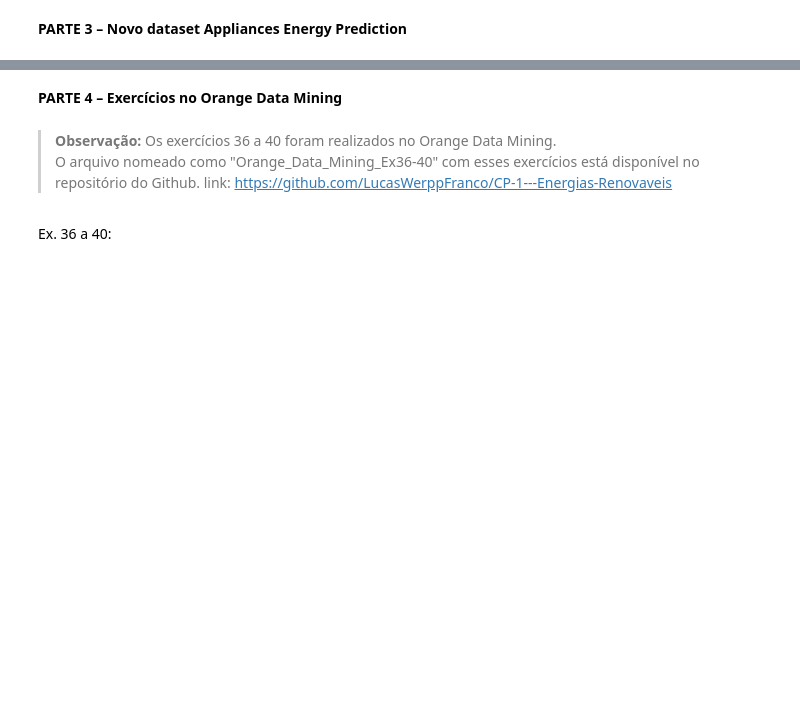
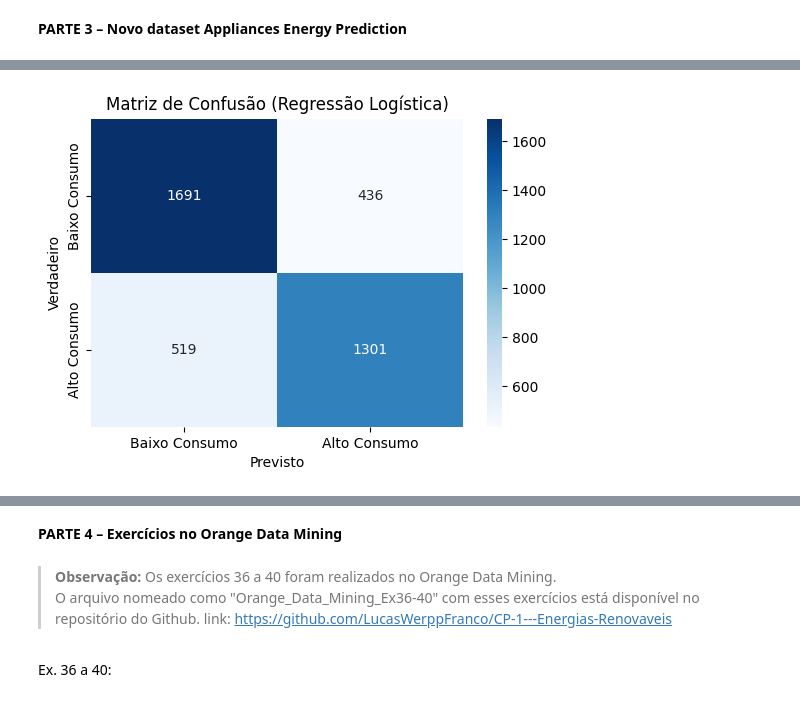
Before and after one commit to LucasWerppFranco/CP-1---Energias-Renovaveis, a Jupyter notebook: Exercícios/1CCPF_CP1_SERS.ipynb, the cells around one changed output, grey strips where cells are left out. Drawn from its saved outputs; the diff is of its cells as text; code cells hidden in the pictures; blank space fills up the shorter version.

```diff
--- a/Exercícios/1CCPF_CP1_SERS.ipynb
+++ b/Exercícios/1CCPF_CP1_SERS.ipynb
@@ -744,0 +966,85 @@ plt.show()
+# %%
+print("Avaliação do Modelo de Regressão Logística:")
+y_pred_lr_clf = modelo_lr_clf.predict(X_teste_escalado_clf)
+
+cm_lr = confusion_matrix(y_teste_clf, y_pred_lr_clf)
+print("\nMatriz de Confusão (Regressão Logística):")
+print(cm_lr)
+
+plt.figure(figsize=(6, 4))
+sns.heatmap(cm_lr, annot=True, fmt='d', cmap='Blues', xticklabels=['Baixo Consumo', 'Alto Consumo'], yticklabels=['Baixo Consumo', 'Alto Consumo'])
+plt.xlabel('Previsto')
+plt.ylabel('Verdadeiro')
+plt.title('Matriz de Confusão (Regressão Logística)')
+plt.show()
+
+accuracy_lr = accuracy_score(y_teste_clf, y_pred_lr_clf)
+precision_lr = precision_score(y_teste_clf, y_pred_lr_clf)
+recall_lr = recall_score(y_teste_clf, y_pred_lr_clf)
+f1_lr = f1_score(y_teste_clf, y_pred_lr_clf)
+
+print(f"Acurácia (Regressão Logística): {accuracy_lr:.2f}")
+print(f"Precisão (Regressão Logística): {precision_lr:.2f}")
+print(f"Recall (Regressão Logística): {recall_lr:.2f}")
+print(f"F1-score (Regressão Logística): {f1_lr:.2f}")
+
+
+print("\n" + "="*50 + "\n")
+
+print("Avaliação do Modelo Random Forest Classifier:")
+y_pred_rf_clf = modelo_rf_clf.predict(X_teste_escalado_clf)
+
+cm_rf = confusion_matrix(y_teste_clf, y_pred_rf_clf)
+print("\nMatriz de Confusão (Random Forest Classifier):")
+print(cm_rf)
+
+plt.figure(figsize=(6, 4))
+sns.heatmap(cm_rf, annot=True, fmt='d', cmap='Blues', xticklabels=['Baixo Consumo', 'Alto Consumo'], yticklabels=['Baixo Consumo', 'Alto Consumo'])
+plt.xlabel('Previsto')
+plt.ylabel('Verdadeiro')
+plt.title('Matriz de Confusão (Random Forest Classifier)')
+plt.show()
+
+
+accuracy_rf = accuracy_score(y_teste_clf, y_pred_rf_clf)
+precision_rf = precision_score(y_teste_clf, y_pred_rf_clf)
+recall_rf = recall_score(y_teste_clf, y_pred_rf_clf)
+f1_rf = f1_score(y_teste_clf, y_pred_rf_clf)
+
+print(f"Acurácia (Random Forest Classifier): {accuracy_rf:.2f}")
+print(f"Precisão (Random Forest Classifier): {precision_rf:.2f}")
+print(f"Recall (Random Forest Classifier): {recall_rf:.2f}")
+print(f"F1-score (Random Forest Classifier): {f1_rf:.2f}")
+
+print("\nAnálise de Erros:")
+
+tn_lr, fp_lr, fn_lr, tp_lr = cm_lr.ravel()
+false_positives_lr = fp_lr
+false_negatives_lr = fn_lr
+
+print("\nRegressão Logística:")
+print(f"Erros em prever Alto Consumo (Falsos Positivos): {false_positives_lr}")
+print(f"Erros em prever Baixo Consumo (Falsos Negativos): {false_negatives_lr}")
+
+if false_positives_lr > false_negatives_lr:
+    print("O modelo de Regressão Logística erra mais ao prever Alto Consumo (mais Falsos Positivos).")
+elif false_positives_lr < false_negatives_lr:
+    print("O modelo de Regressão Logística erra mais ao prever Baixo Consumo (mais Falsos Negativos).")
+else:
+    print("O modelo de Regressão Logística comete um número semelhante de Falsos Positivos e Falsos Negativos.")
+
+tn_rf, fp_rf, fn_rf, tp_rf = cm_rf.ravel()
+false_positives_rf = fp_rf
+false_negatives_rf = fn_rf
+
+print("\nRandom Forest Classifier:")
+print(f"Erros em prever Alto Consumo (Falsos Positivos): {false_positives_rf}")
+print(f"Erros em prever Baixo Consumo (Falsos Negativos): {false_negatives_rf}")
+
+if false_positives_rf > false_negatives_rf:
+    print("O modelo Random Forest Classifier erra mais ao prever Alto Consumo (mais Falsos Positivos).")
+elif false_positives_rf < false_negatives_rf:
+    print("O modelo Random Forest Classifier erra mais ao prever Baixo Consumo (mais Falsos Negativos).")
+else:
+    print("O modelo Random Forest Classifier comete um número semelhante de Falsos Positivos e Falsos Negativos.")
+# %% [output]
@@ -744,0 +1056 @@ plt.show()
+[figure, added]
```
Also changed, not shown: parts of 20 cells of this notebook.
